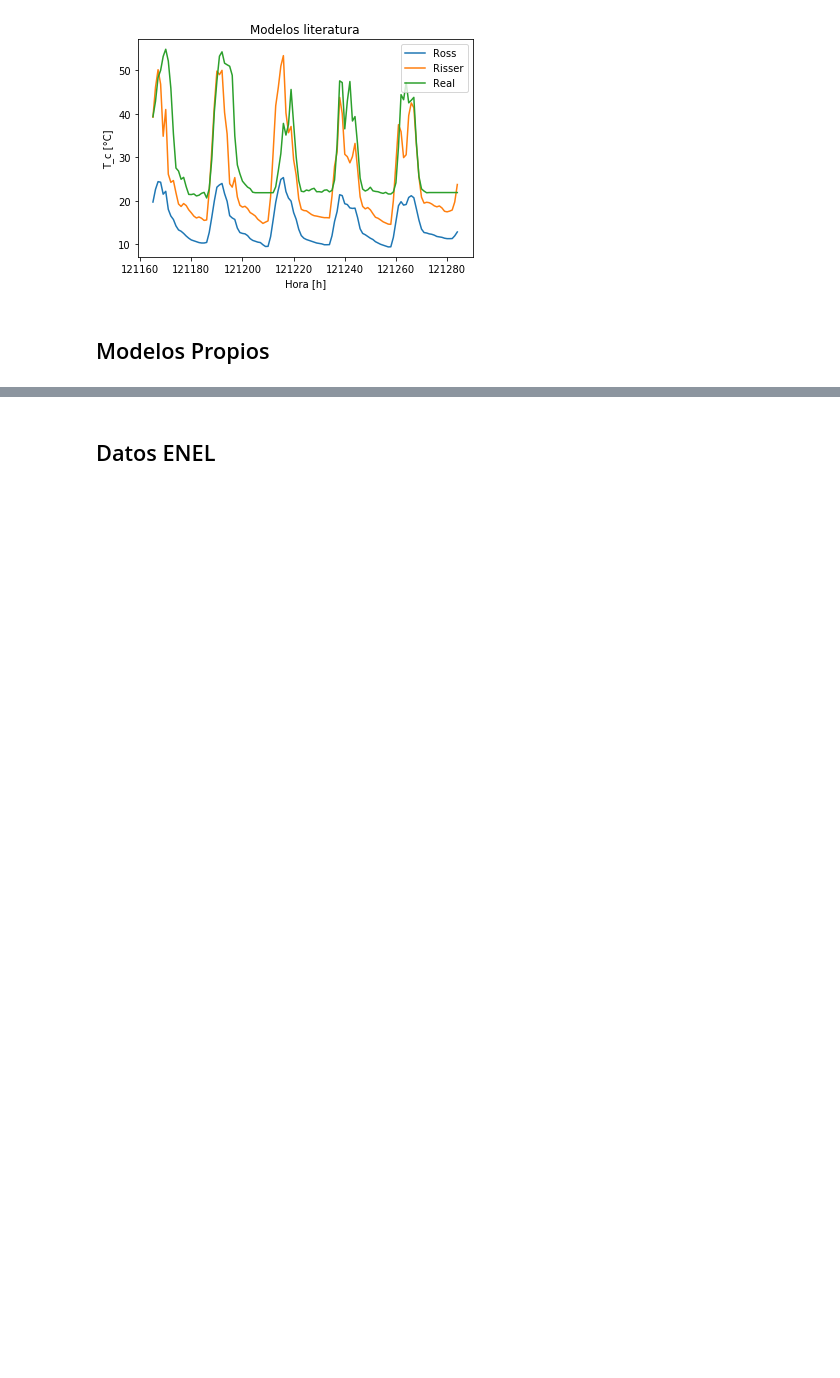
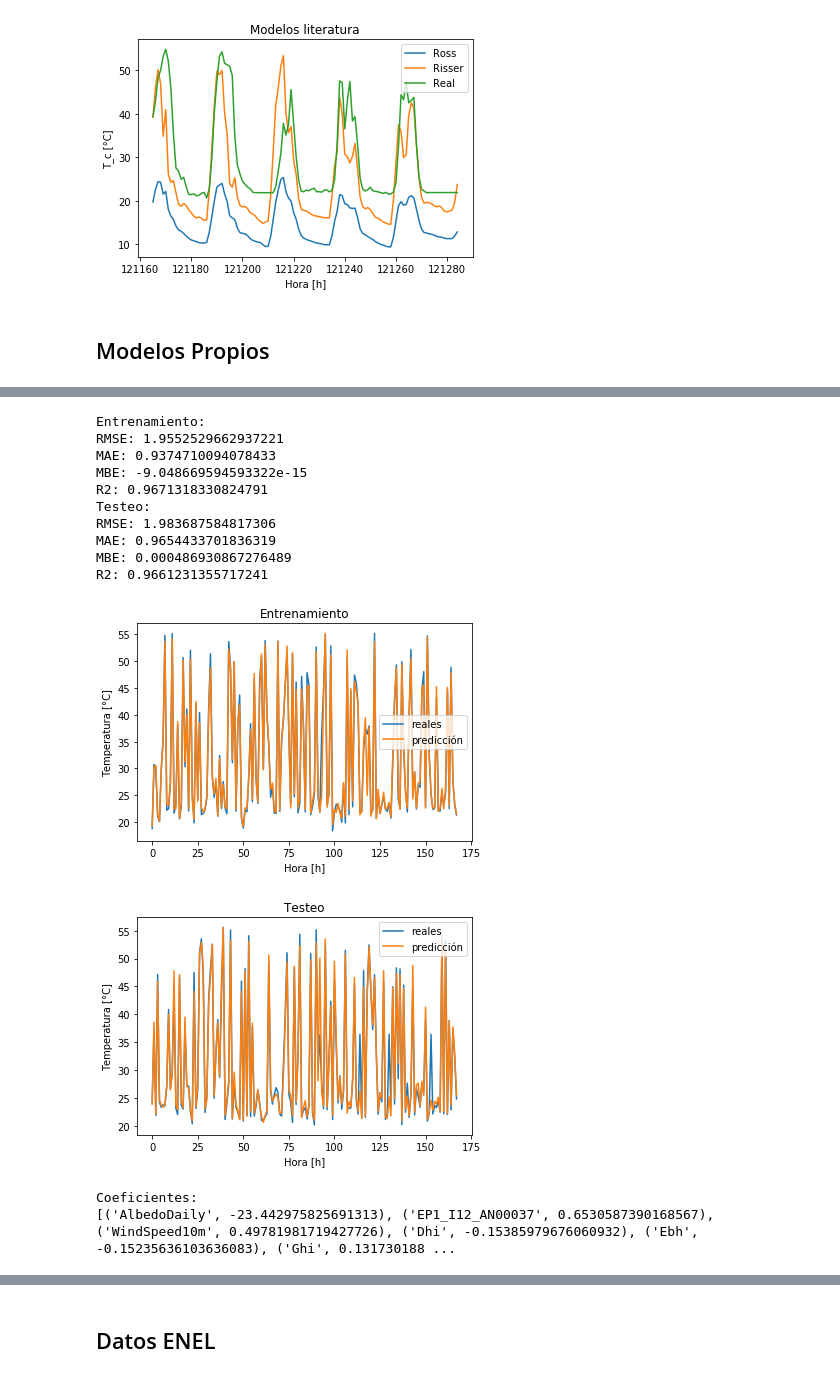
Before and after one commit to sofgutierrez6/ProyectoGrado, a Jupyter notebook: Proyecto_de_Grado.ipynb, the cells around one changed output, grey strips where cells are left out. Cells and saved outputs as stored; diff of their text form; code cells hidden in the pictures; blank space fills up the shorter version.

```diff
--- a/Proyecto_de_Grado.ipynb
+++ b/Proyecto_de_Grado.ipynb
@@ -2606,0 +2764,19 @@ plt.show()
+# %%
+"Tiene casi todas las columnas de los datos del Enel excepto la que estoy prediciendo"
+predictores = dataX.select_dtypes(include=numerics).drop(columns="EP1_I06_AN00037").columns
+RegresionYgraficasSG(data = dataX, variable_x = predictores, variable_y = 'EP1_I06_AN00037')
+# %% [output]
+Entrenamiento:
+RMSE: 1.9552529662937221
+MAE: 0.9374710094078433
+MBE: -9.048669594593322e-15
+R2: 0.9671318330824791
+Testeo:
+RMSE: 1.983687584817306
+MAE: 0.9654433701836319
+MBE: 0.000486930867276489
+R2: 0.9661231355717241
+[figure, added]
+[figure, added]
+Coeficientes:
+[('AlbedoDaily', -23.442975825691313), ('EP1_I12_AN00037', 0.6530587390168567), ('WindSpeed10m', 0.49781981719427726), ('Dhi', -0.15385979676060932), ('Ebh', -0.15235636103636083), ('Ghi', 0.131730188 ...
```
Also changed, not shown: parts of 47 cells of this notebook.
